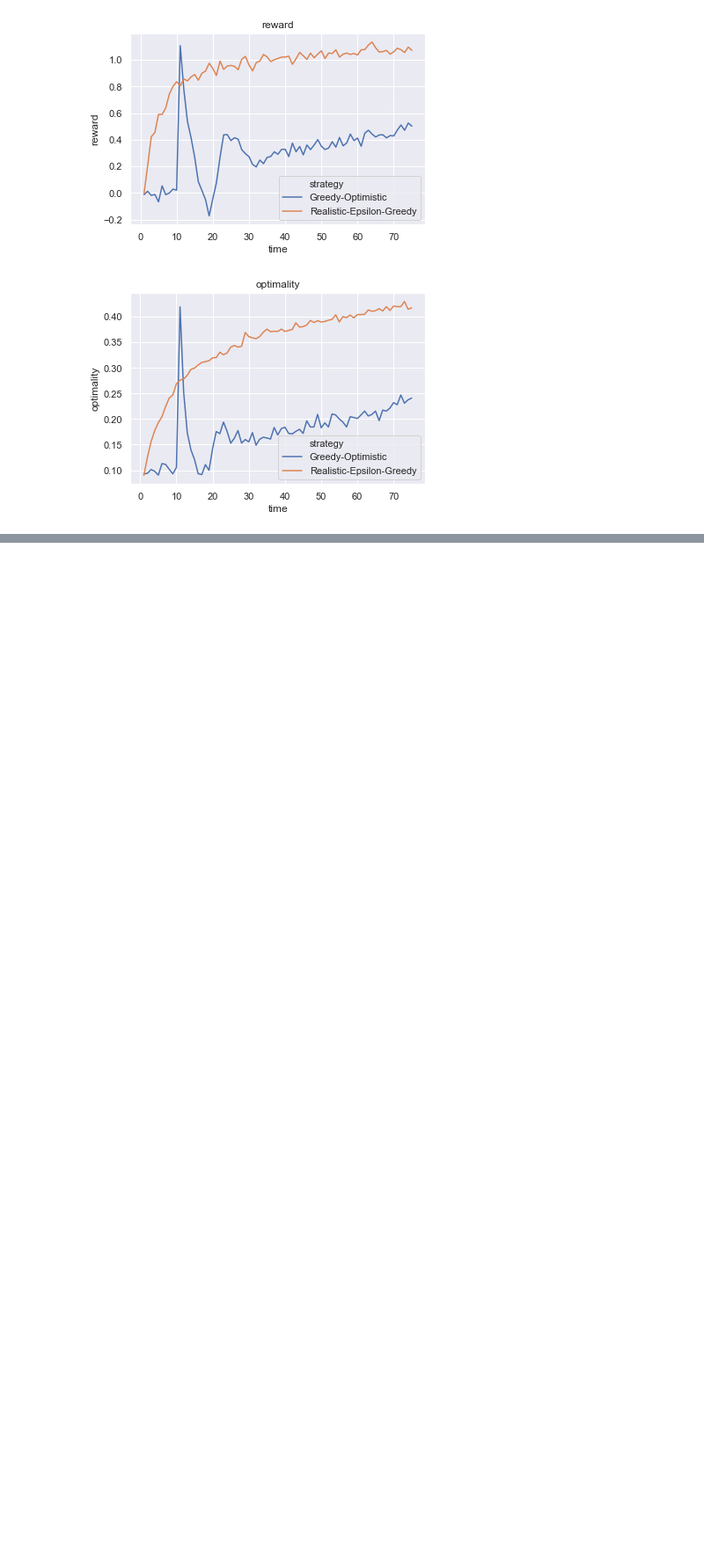
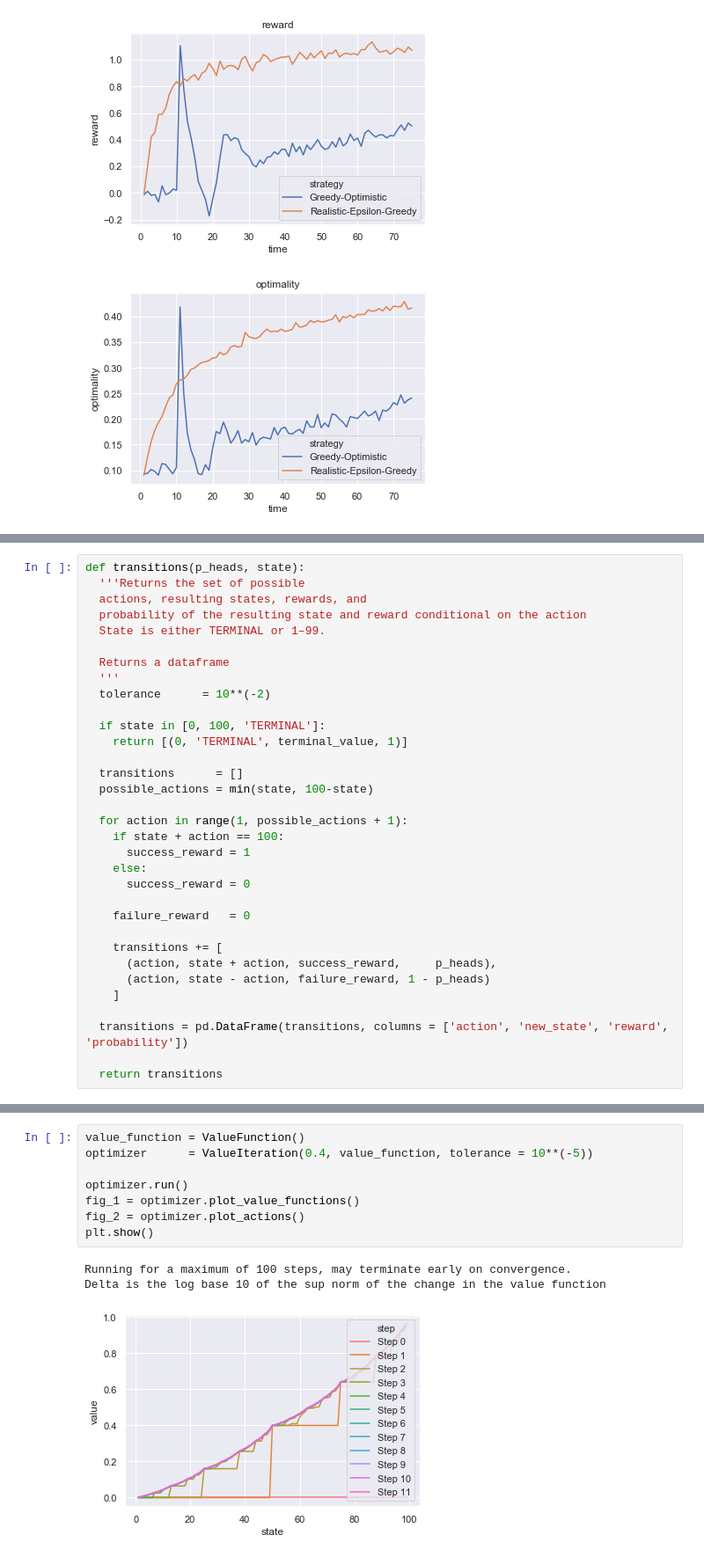
Before and after one commit to rcharan/phutball, a Jupyter notebook: rl/Sutton-Barto.ipynb, the cells around one changed output, grey strips where cells are left out. Shown at 88% size. Saved outputs shown, nothing was run; the diff lists cells and outputs as text; blank space fills up the shorter version.

```diff
--- a/rl/Sutton-Barto.ipynb
+++ b/rl/Sutton-Barto.ipynb
@@ -225,0 +277,33 @@ plt.show()
+# %%
+def transitions(p_heads, state):
+  '''Returns the set of possible
+  actions, resulting states, rewards, and
+  probability of the resulting state and reward conditional on the action
+  State is either TERMINAL or 1–99.
+
+  Returns a dataframe
+  '''
+  tolerance      = 10**(-2)
+
+  if state in [0, 100, 'TERMINAL']:
+    return [(0, 'TERMINAL', terminal_value, 1)]
+
+  transitions      = []
+  possible_actions = min(state, 100-state)
+
+  for action in range(1, possible_actions + 1):
+    if state + action == 100:
+      success_reward = 1
+    else:
+      success_reward = 0
+
+    failure_reward   = 0
+
+    transitions += [
+      (action, state + action, success_reward,     p_heads),
+      (action, state - action, failure_reward, 1 - p_heads)
+    ]
+
+  transitions = pd.DataFrame(transitions, columns = ['action', 'new_state', 'reward', 'probability'])
+
+  return transitions
@@ -225,0 +395,12 @@ plt.show()
+# %%
+value_function = ValueFunction()
+optimizer      = ValueIteration(0.4, value_function, tolerance = 10**(-5))
+
+optimizer.run()
+fig_1 = optimizer.plot_value_functions()
+fig_2 = optimizer.plot_actions()
+plt.show()
+# %% [output]
+Running for a maximum of 100 steps, may terminate early on convergence.
+Delta is the log base 10 of the sup norm of the change in the value function
+[figure, added]
```
Also changed, not shown: parts of 8 cells of this notebook.
